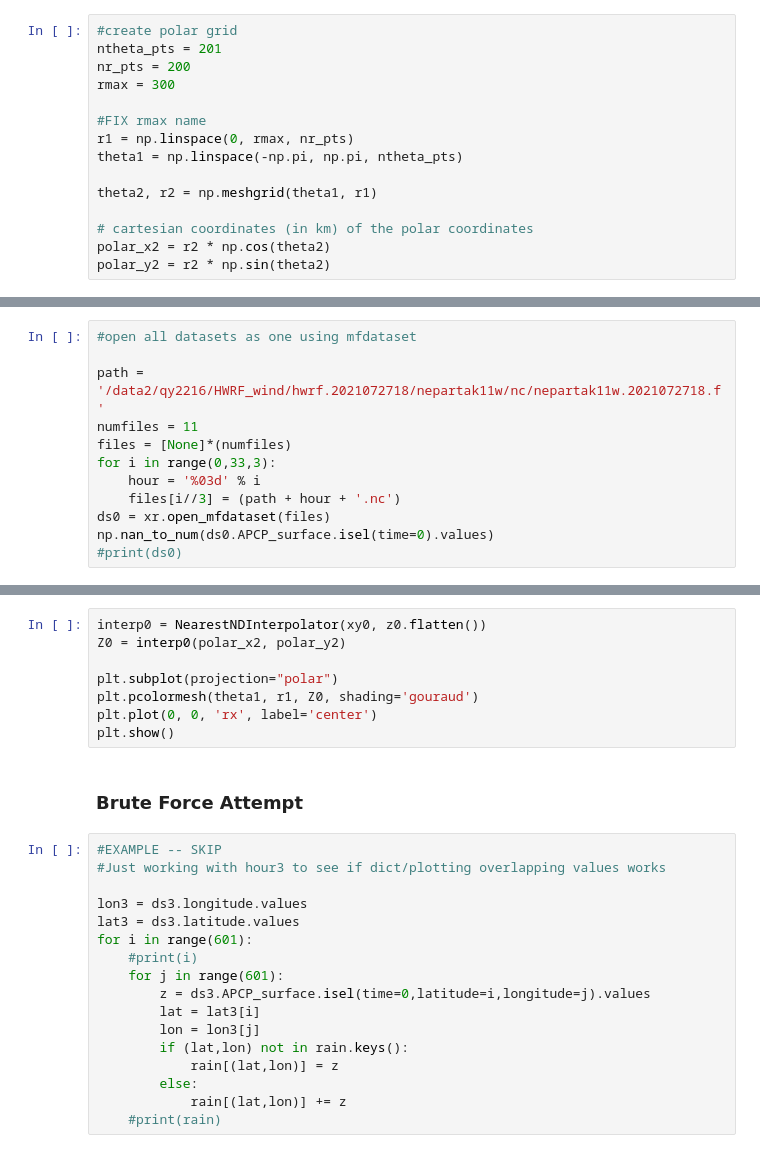
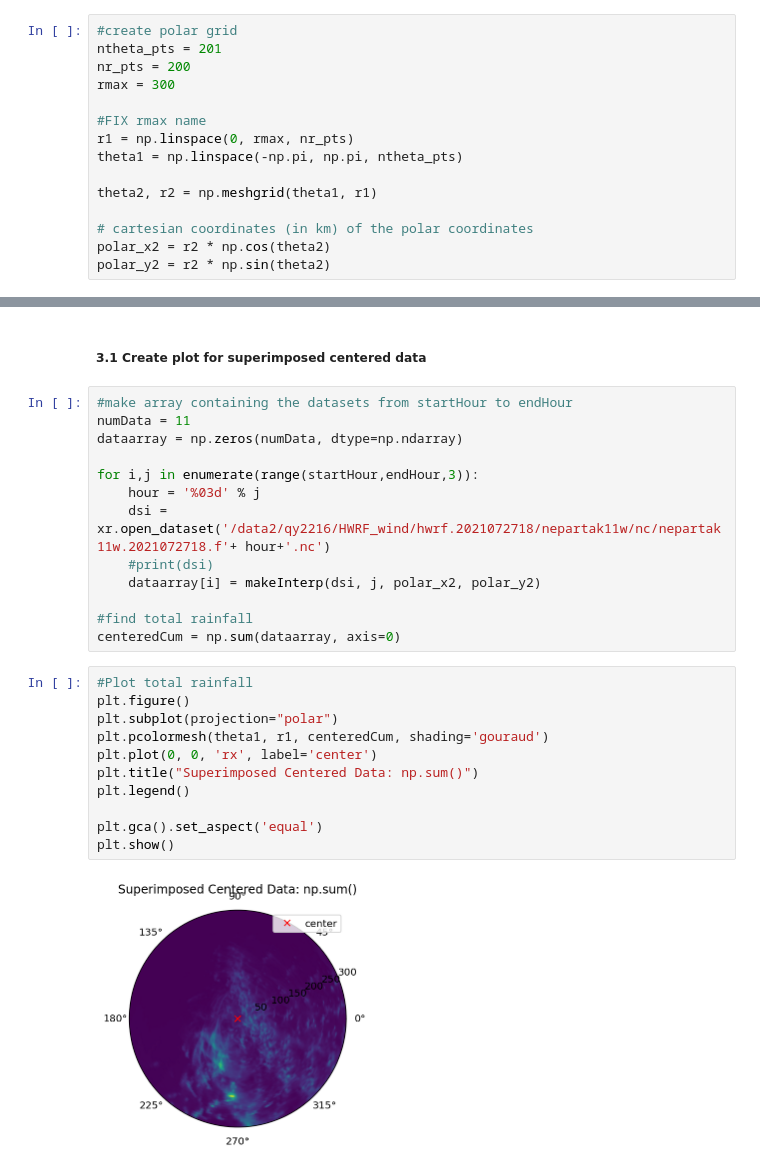
Before and after one commit to pjin1010/ResearchSpring2022, a Jupyter notebook: PythonNotebooks/HWRFplots.ipynb, the cells around one changed output, grey strips where cells are left out. Cells and saved outputs as stored; diff of their text form.

```diff
--- a/PythonNotebooks/HWRFplots.ipynb
+++ b/PythonNotebooks/HWRFplots.ipynb
@@ -275,12 +68,0 @@ print(meany)
-# %%
-#open all datasets as one using mfdataset
-
-path = '/data2/qy2216/HWRF_wind/hwrf.2021072718/nepartak11w/nc/nepartak11w.2021072718.f'
-numfiles = 11
-files = [None]*(numfiles)
-for i in range(0,33,3):
-    hour = '%03d' % i
-    files[i//3] = (path + hour + '.nc')
-ds0 = xr.open_mfdataset(files)
-np.nan_to_num(ds0.APCP_surface.isel(time=0).values)
-#print(ds0)
@@ -319,27 +111,28 @@ KeyboardInterrupt:
+# %% [markdown]
+##### 3.1 Create plot for superimposed centered data
+# %%
+#make array containing the datasets from startHour to endHour
+numData = 11
+dataarray = np.zeros(numData, dtype=np.ndarray)
+
+for i,j in enumerate(range(startHour,endHour,3)):
+    hour = '%03d' % j
+    dsi = xr.open_dataset('/data2/qy2216/HWRF_wind/hwrf.2021072718/nepartak11w/nc/nepartak11w.2021072718.f'+ hour+'.nc')
+    #print(dsi)
+    dataarray[i] = makeInterp(dsi, j, polar_x2, polar_y2)
+
+#find total rainfall
+centeredCum = np.sum(dataarray, axis=0)
 # %%
-interp0 = NearestNDInterpolator(xy0, z0.flatten())
-Z0 = interp0(polar_x2, polar_y2)
+#Plot total rainfall
+plt.figure()
+plt.subplot(projection="polar")
+plt.pcolormesh(theta1, r1, centeredCum, shading='gouraud')
+plt.plot(0, 0, 'rx', label='center')
+plt.title("Superimposed Centered Data: np.sum()")
+plt.legend()
 
-plt.subplot(projection="polar")
-plt.pcolormesh(theta1, r1, Z0, shading='gouraud')
-plt.plot(0, 0, 'rx', label='center')
+plt.gca().set_aspect('equal')
 plt.show()
+# %% [output]
+[figure, added]
-# %% [markdown]
-### Brute Force Attempt
-# %%
-#EXAMPLE -- SKIP
-#Just working with hour3 to see if dict/plotting overlapping values works
-
-lon3 = ds3.longitude.values
-lat3 = ds3.latitude.values
-for i in range(601):
-    #print(i)
-    for j in range(601):
-        z = ds3.APCP_surface.isel(time=0,latitude=i,longitude=j).values
-        lat = lat3[i]
-        lon = lon3[j]
-        if (lat,lon) not in rain.keys():
-            rain[(lat,lon)] = z
-        else:
-            rain[(lat,lon)] += z
-    #print(rain)
```
Also changed, not shown: parts of 31 cells of this notebook.
